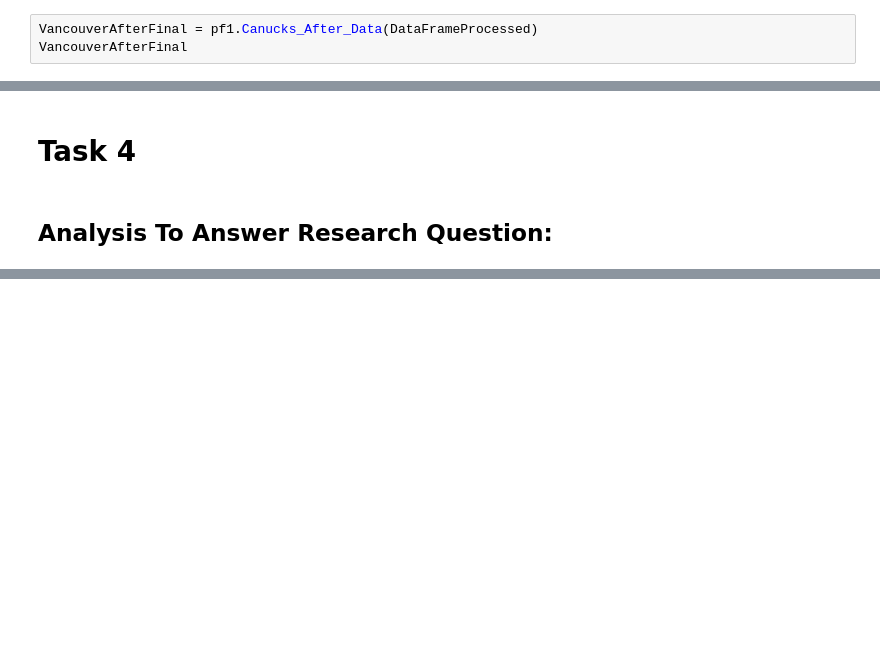
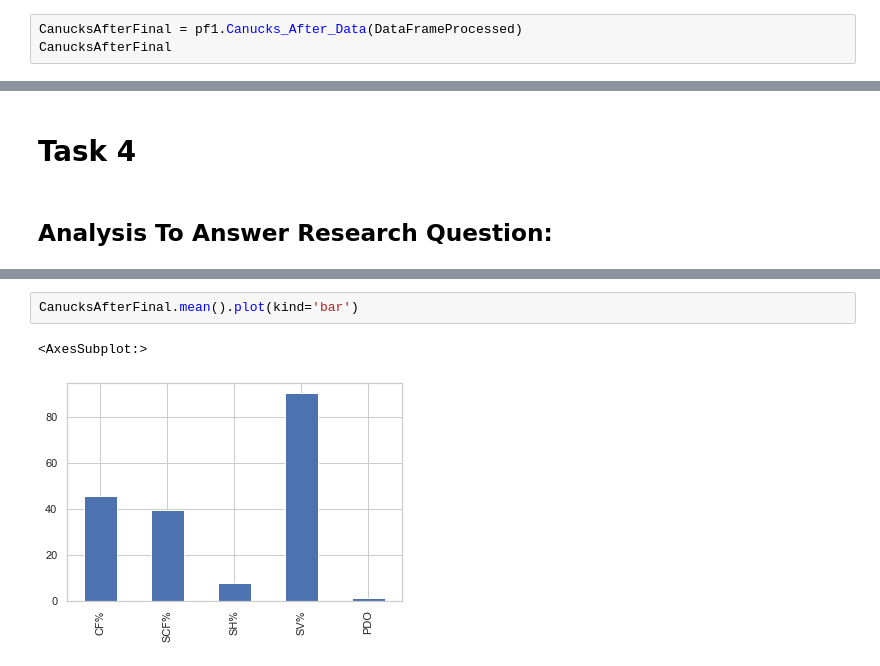
Before and after one commit to data301-2021-winter1/project-group23-project, a Jupyter notebook: notebooks/analysis1.ipynb, the cells around one changed output, grey strips where cells are left out. Drawn from its saved outputs; the diff is of its cells as text; blank space fills up the shorter version.

```diff
--- a/notebooks/analysis1.ipynb
+++ b/notebooks/analysis1.ipynb
@@ -135,8 +135,8 @@ VancouverBeforeFinal
 | 8 | 2021-03-22 - Jets 4, Canucks 0 | Vancouver Canucks | 47.79 | 42.86 | 0.00 | 85.71 | 0.857 |
 | 9 | 2021-03-24 - Jets 5, Canucks 1 | Vancouver Canucks | 62.11 | 62.22 | 3.13 | 91.30 | 0.944 |
 # %%
-VancouverAfterFinal = pf1.Canucks_After_Data(DataFrameProcessed)
-VancouverAfterFinal
+CanucksAfterFinal = pf1.Canucks_After_Data(DataFrameProcessed)
+CanucksAfterFinal
 # %% [output]
 |  | Game | Team | CF% | SCF% | SH% | SV% | PDO |
 | 10 | 2021-04-18 - Maple Leafs 2, Canuc... | Vancouver Canucks | 35.87 | 33.33 | 12.50 | 96.77 | 1.093 |
@@ -280,0 +263,5 @@ SabresAfter.describe().T
+# %%
+CanucksAfterFinal.mean().plot(kind='bar')
+# %% [output]
+<AxesSubplot:>
+[figure, added]
```
Also changed, not shown: parts of 39 cells of this notebook.
